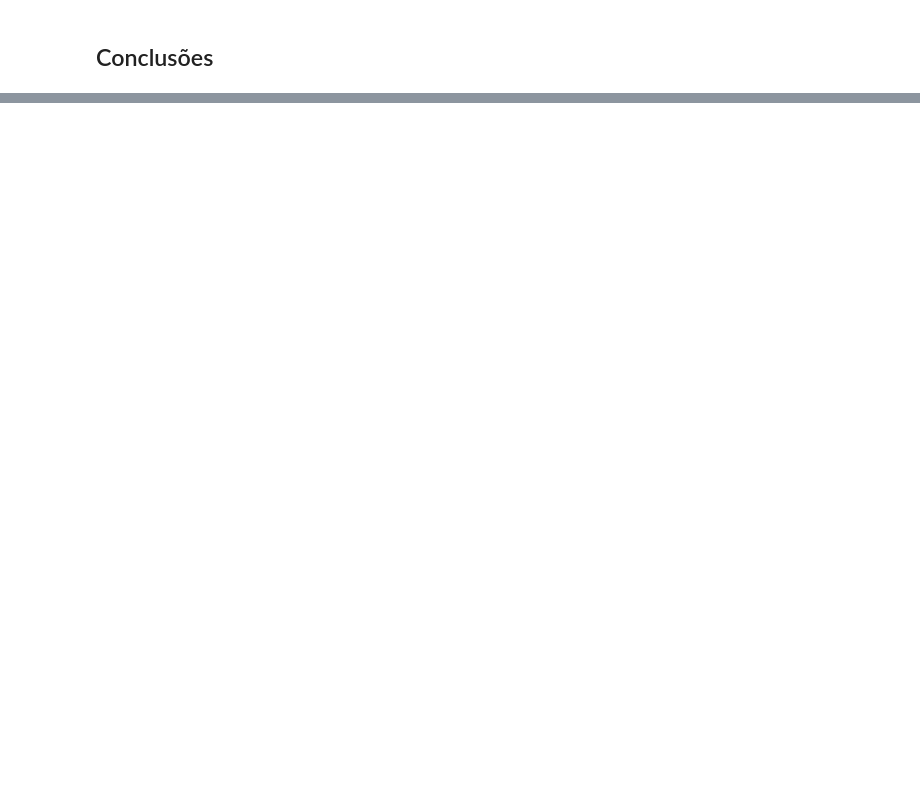
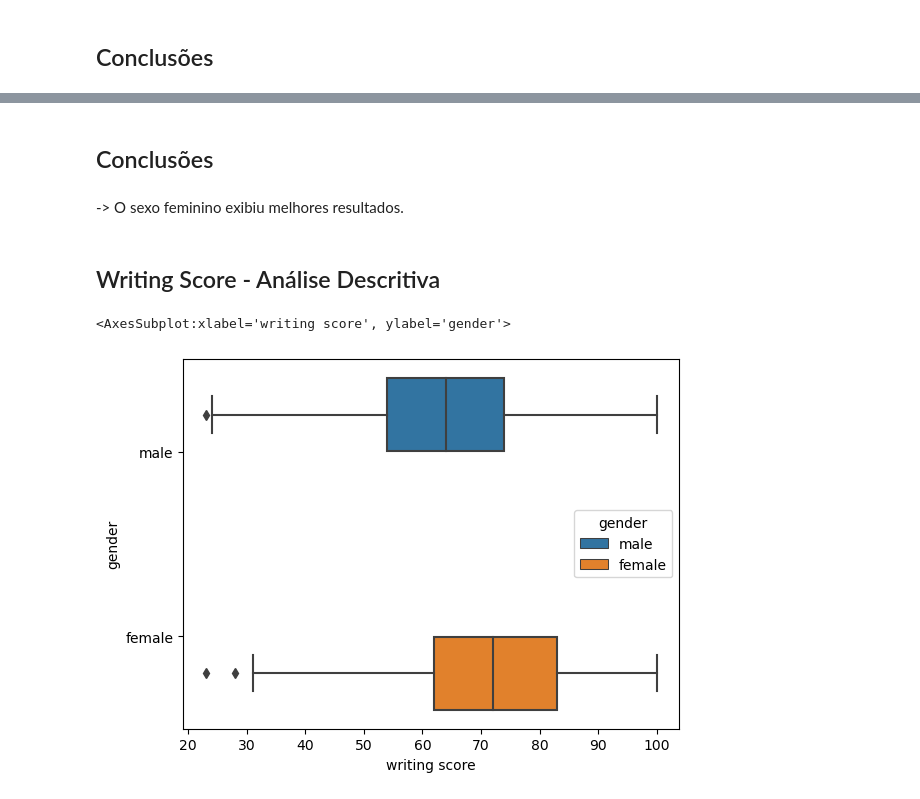
Before and after one commit to Leonardo010/Performance_de_estudantes, a Jupyter notebook: Student_performance_analysis.ipynb, the cells around one changed output, grey strips where cells are left out. Saved outputs shown, nothing was run; the diff lists cells and outputs as text; code cells hidden in the pictures; blank space fills up the shorter version.

Commit message:
writing score analysis completed

```diff
--- a/Student_performance_analysis.ipynb
+++ b/Student_performance_analysis.ipynb
@@ -351,0 +354,11 @@ quick_box('reading score', 'test preparation course')
+# %% [markdown]
+## Conclusões
+# %% [markdown]
+-> O sexo feminino exibiu melhores resultados.
+# %% [markdown]
+## Writing Score - Análise Descritiva
+# %%
+quick_box('writing score', 'gender')
+# %% [output]
+<AxesSubplot:xlabel='writing score', ylabel='gender'>
+[figure, added]
```
Also changed, not shown: parts of 65 cells of this notebook.
